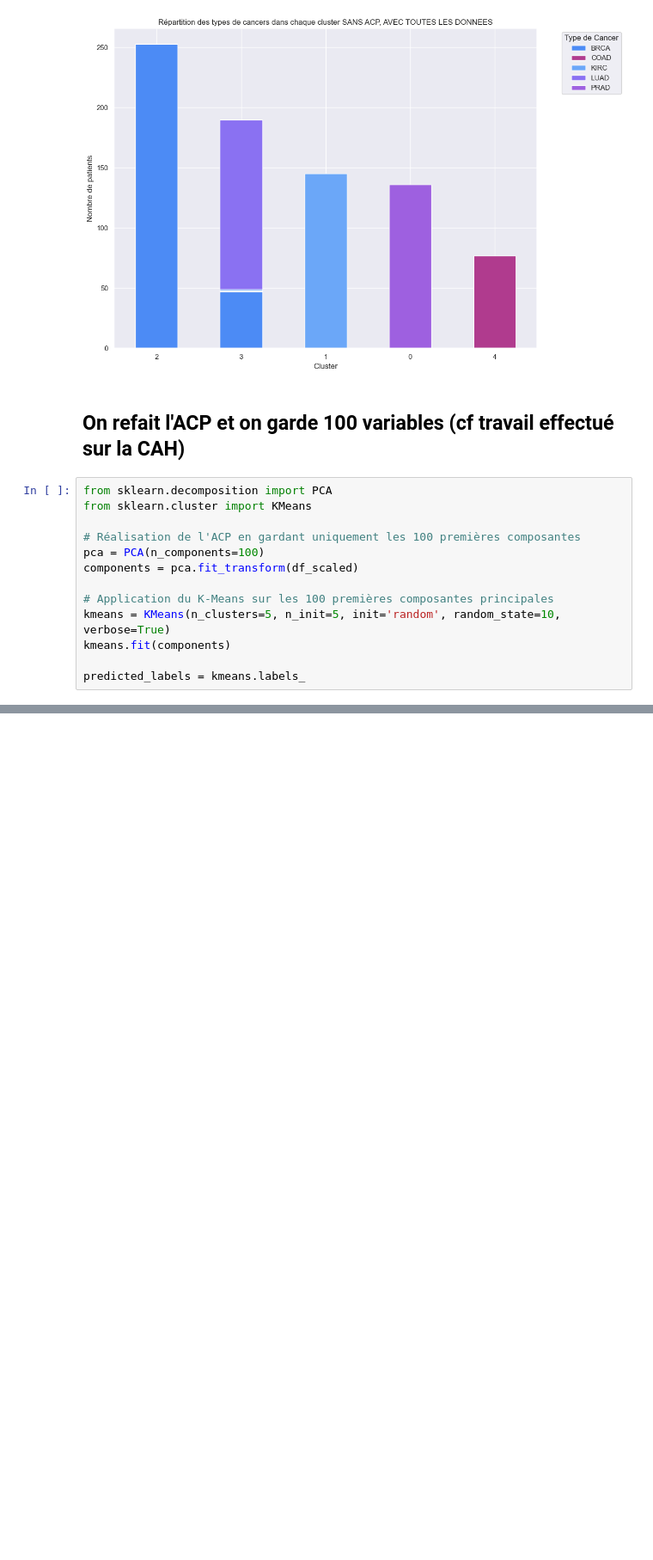
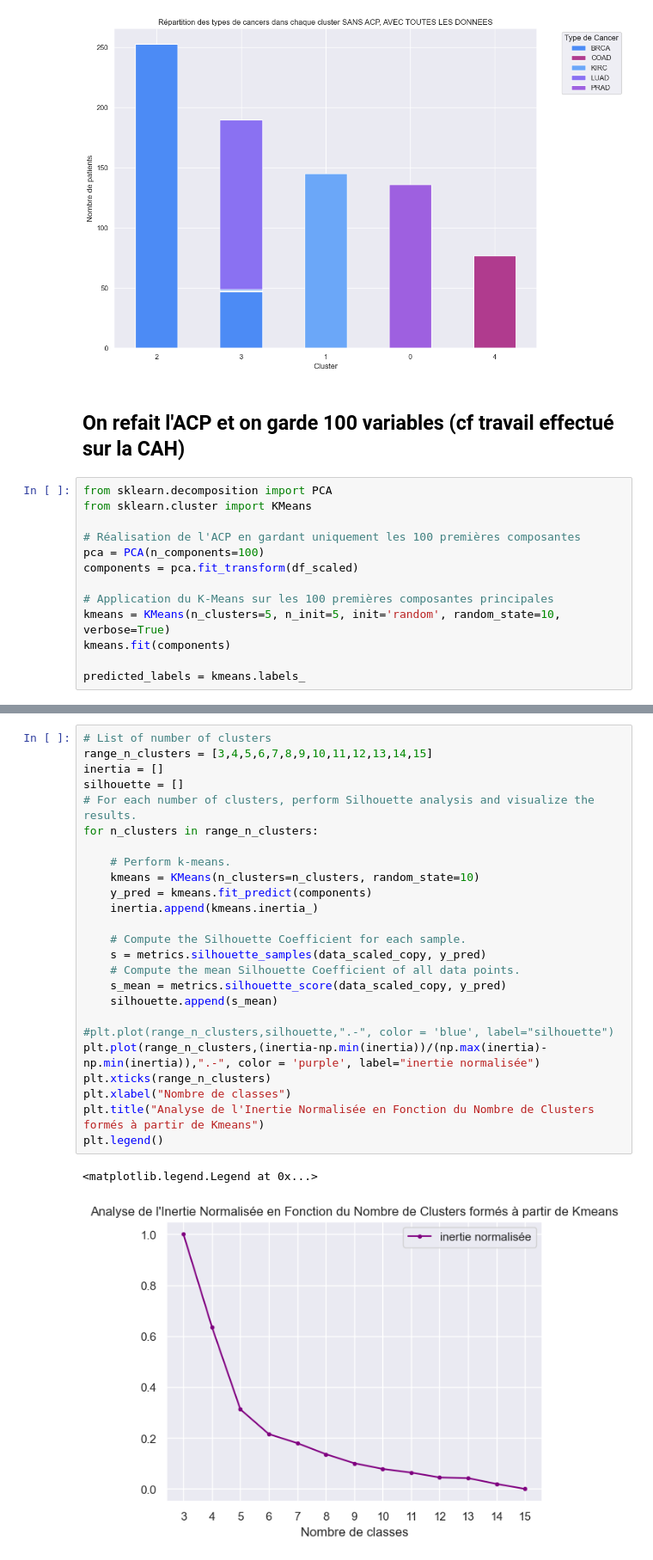
Before and after one commit to leaajo/APST, a Jupyter notebook: 3_kmeans.ipynb, the cells around one changed output, grey strips where cells are left out. Shown at 86% size. Saved outputs shown, nothing was run; the diff lists cells and outputs as text; blank space fills up the shorter version.

```diff
--- a/3_kmeans.ipynb
+++ b/3_kmeans.ipynb
@@ -408,0 +409,28 @@ plt.show()
+# %%
+# List of number of clusters
+range_n_clusters = [3,4,5,6,7,8,9,10,11,12,13,14,15]
+inertia = []
+silhouette = []
+# For each number of clusters, perform Silhouette analysis and visualize the results.
+for n_clusters in range_n_clusters:
+
+    # Perform k-means.
+    kmeans = KMeans(n_clusters=n_clusters, random_state=10)
+    y_pred = kmeans.fit_predict(components)
+    inertia.append(kmeans.inertia_)
+
+    # Compute the Silhouette Coefficient for each sample.
+    s = metrics.silhouette_samples(data_scaled_copy, y_pred)
+    # Compute the mean Silhouette Coefficient of all data points.
+    s_mean = metrics.silhouette_score(data_scaled_copy, y_pred)
+    silhouette.append(s_mean)
+
+#plt.plot(range_n_clusters,silhouette,".-", color = 'blue', label="silhouette")
+plt.plot(range_n_clusters,(inertia-np.min(inertia))/(np.max(inertia)-np.min(inertia)),".-", color = 'purple', label="inertie normalisée")
+plt.xticks(range_n_clusters)
+plt.xlabel("Nombre de classes")
+plt.title("Analyse de l'Inertie Normalisée en Fonction du Nombre de Clusters formés à partir de Kmeans")
+plt.legend()
+# %% [output]
+<matplotlib.legend.Legend at 0x...>
+[figure, added]
```
Also changed, not shown: parts of 4 cells of this notebook, 2 other files.
